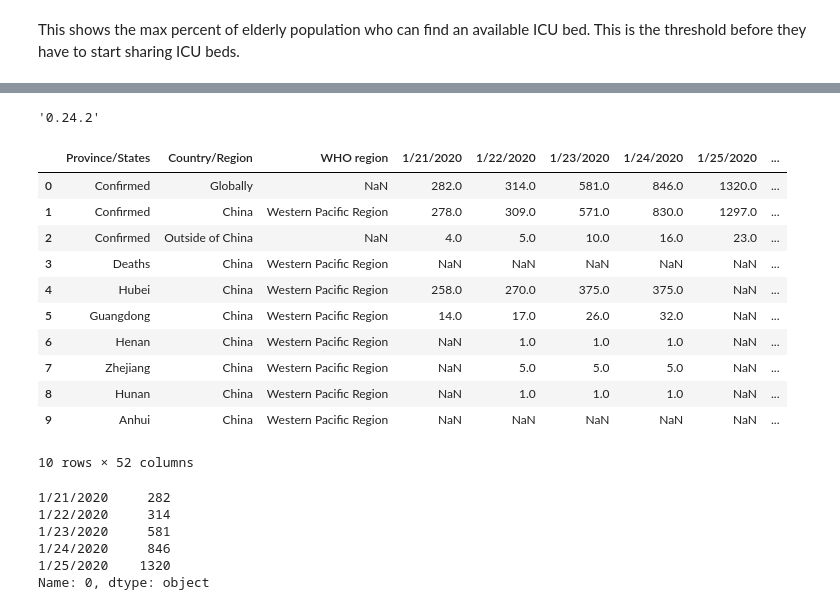
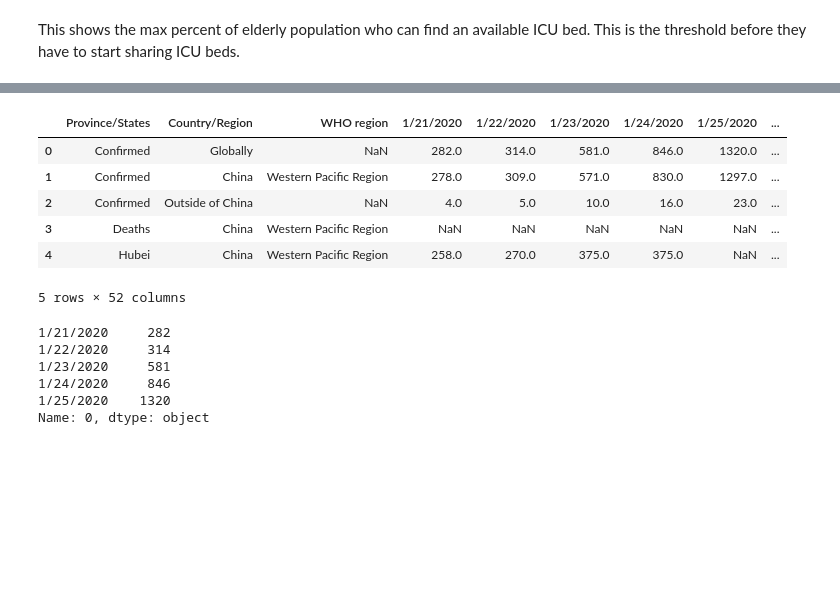
Before and after one commit to abhay6694/covid-19-Dashboard, a Jupyter notebook: notebooks/Covid_19_Data_Exploration.ipynb, the cells around one changed output, grey strips where cells are left out. Saved outputs shown, nothing was run; the diff lists cells and outputs as text; code cells hidden in the pictures; blank space fills up the shorter version.

```diff
--- a/notebooks/Covid_19_Data_Exploration.ipynb
+++ b/notebooks/Covid_19_Data_Exploration.ipynb
@@ -379,25 +237,13 @@ Deaths,China,Western Pacific Region,,,,,,,80,106,132,170,213,259,304,361,425,491
-# %%
-from __future__ import print_function
-
-import pandas as pd
-pd.__version__
-# %% [output]
-'0.24.2'
 # %%
 covid_across_countries_df = pd.read_csv('COVID-19/who_covid_19_situation_reports/who_covid_19_sit_rep_time_series/who_covid_19_sit_rep_time_series.csv', skiprows=0)
-covid_across_countries_df.head(10)
+covid_across_countries_df.head()
 # %% [output]
 |  | Province/States | Country/Region | WHO region | 1/21/2020 | 1/22/2020 | 1/23/2020 | 1/24/2020 | 1/25/2020 | ... |
 | 0 | Confirmed | Globally | NaN | 282.0 | 314.0 | 581.0 | 846.0 | 1320.0 | ... |
 | 1 | Confirmed | China | Western Pacific Region | 278.0 | 309.0 | 571.0 | 830.0 | 1297.0 | ... |
 | 2 | Confirmed | Outside of China | NaN | 4.0 | 5.0 | 10.0 | 16.0 | 23.0 | ... |
 | 3 | Deaths | China | Western Pacific Region | NaN | NaN | NaN | NaN | NaN | ... |
 | 4 | Hubei | China | Western Pacific Region | 258.0 | 270.0 | 375.0 | 375.0 | NaN | ... |
-| 5 | Guangdong | China | Western Pacific Region | 14.0 | 17.0 | 26.0 | 32.0 | NaN | ... |
-| 6 | Henan | China | Western Pacific Region | NaN | 1.0 | 1.0 | 1.0 | NaN | ... |
-| 7 | Zhejiang | China | Western Pacific Region | NaN | 5.0 | 5.0 | 5.0 | NaN | ... |
-| 8 | Hunan | China | Western Pacific Region | NaN | 1.0 | 1.0 | 1.0 | NaN | ... |
-| 9 | Anhui | China | Western Pacific Region | NaN | NaN | NaN | NaN | NaN | ... |
-10 rows × 52 columns
+5 rows × 52 columns
 # %%
 global_timeseries = covid_across_countries_df.iloc[0].iloc[3:]
```
Also changed, not shown: parts of 28 cells of this notebook, 9 other files.
